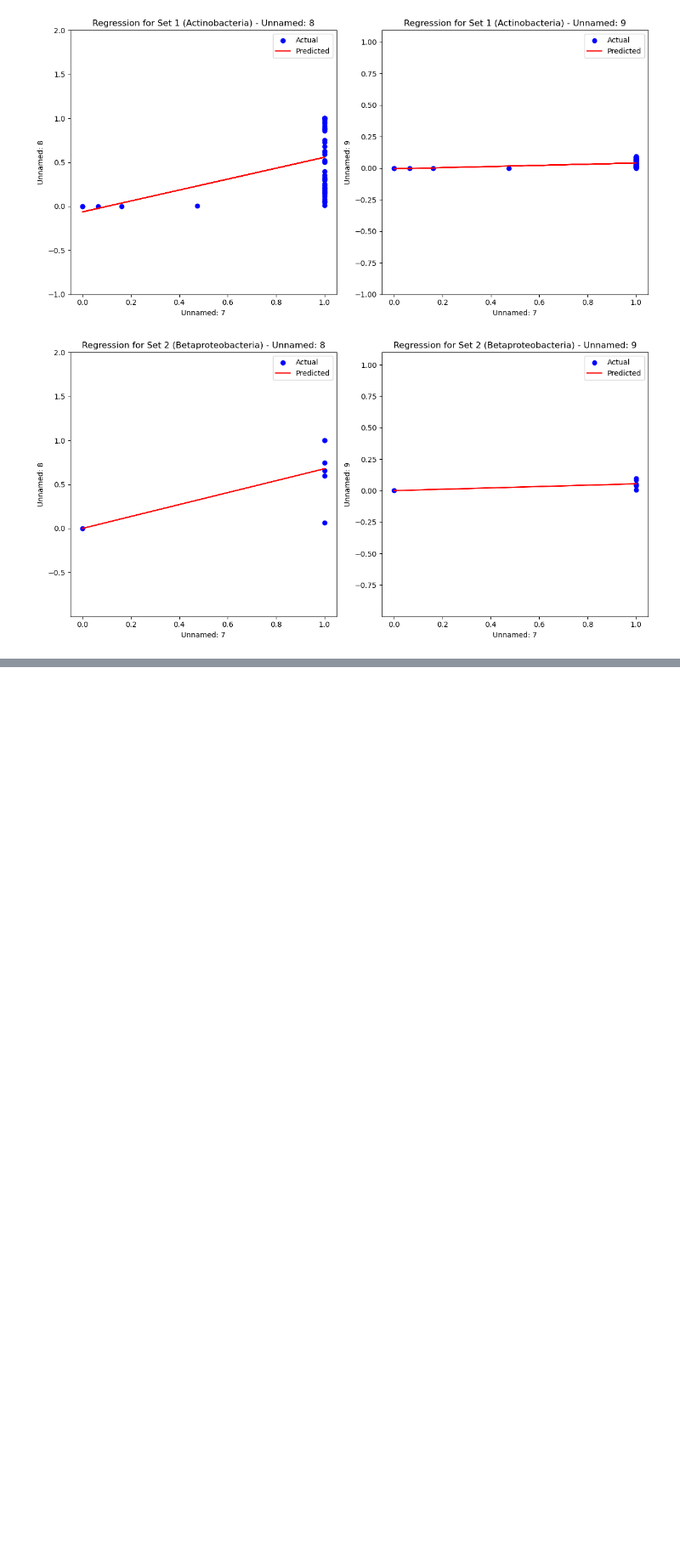
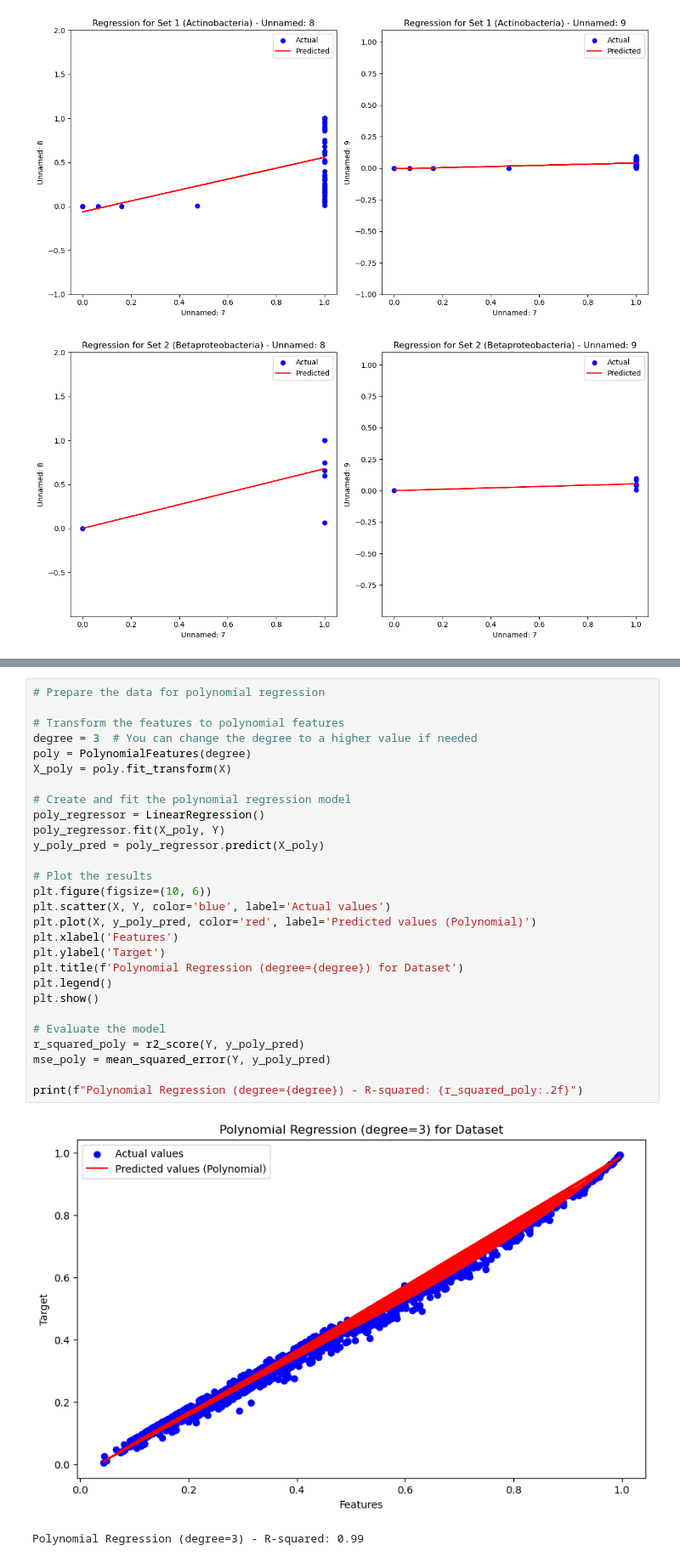
Before and after one commit to eternalshash/Research.IIT, a Jupyter notebook: s.choudhryS1/Model(s)s7.ipynb, the cells around one changed output, grey strips where cells are left out. Shown: that part at 85% size. Drawn from its saved outputs; the diff is of its cells as text; blank space fills up the shorter version.

```diff
--- a/s.choudhryS1/Model(s)s7.ipynb
+++ b/s.choudhryS1/Model(s)s7.ipynb
@@ -306,0 +353,31 @@ Y = filtered_df[filtered_df.columns[:-1]].values
+# %%
+# Prepare the data for polynomial regression
+
+# Transform the features to polynomial features
+degree = 3  # You can change the degree to a higher value if needed
+poly = PolynomialFeatures(degree)
+X_poly = poly.fit_transform(X)
+
+# Create and fit the polynomial regression model
+poly_regressor = LinearRegression()
+poly_regressor.fit(X_poly, Y)
+y_poly_pred = poly_regressor.predict(X_poly)
+
+# Plot the results
+plt.figure(figsize=(10, 6))
+plt.scatter(X, Y, color='blue', label='Actual values')
+plt.plot(X, y_poly_pred, color='red', label='Predicted values (Polynomial)')
+plt.xlabel('Features')
+plt.ylabel('Target')
+plt.title(f'Polynomial Regression (degree={degree}) for Dataset')
+plt.legend()
+plt.show()
+
+# Evaluate the model
+r_squared_poly = r2_score(Y, y_poly_pred)
+mse_poly = mean_squared_error(Y, y_poly_pred)
+
+print(f"Polynomial Regression (degree={degree}) - R-squared: {r_squared_poly:.2f}")
+# %% [output]
+[figure, added]
+Polynomial Regression (degree=3) - R-squared: 0.99
```
Also changed, not shown: parts of 3 cells of this notebook, 1 other file.
